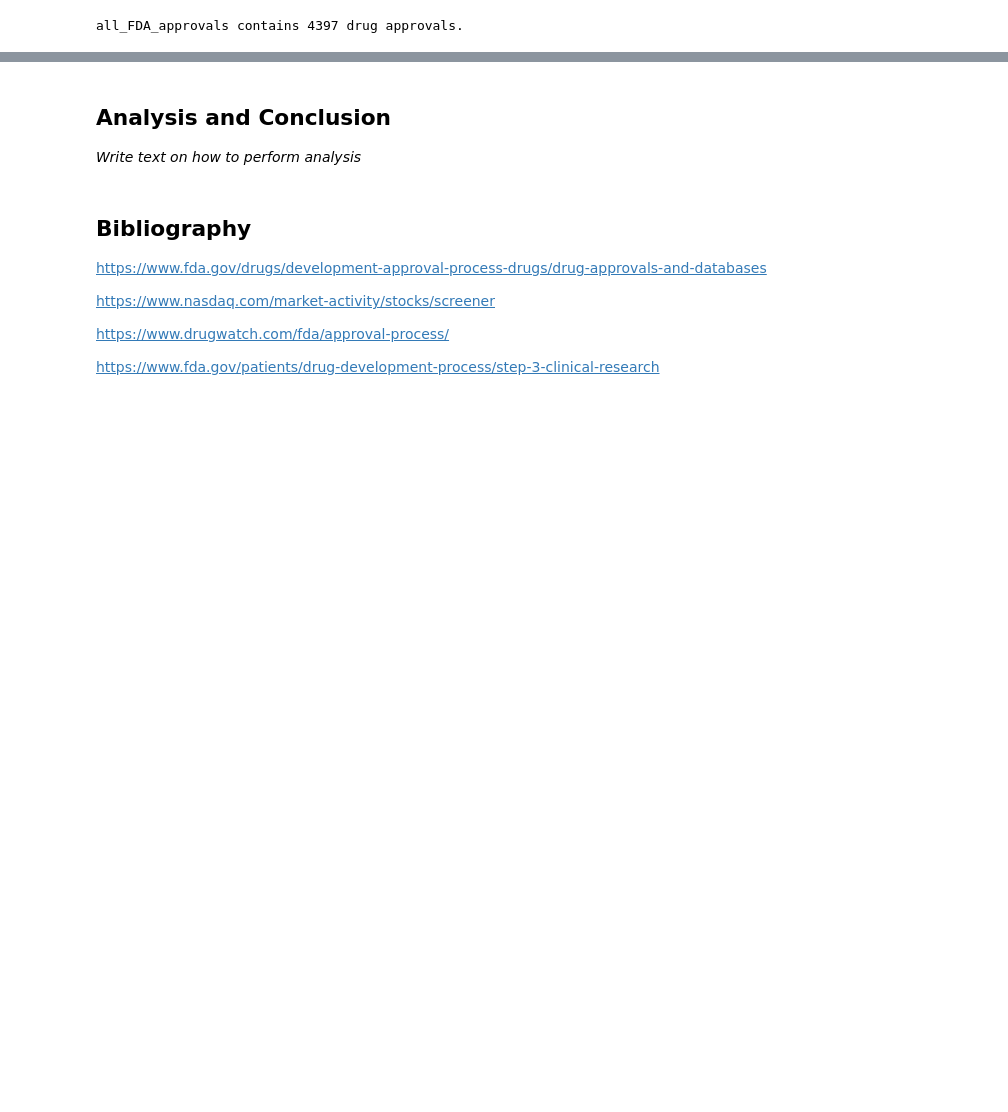
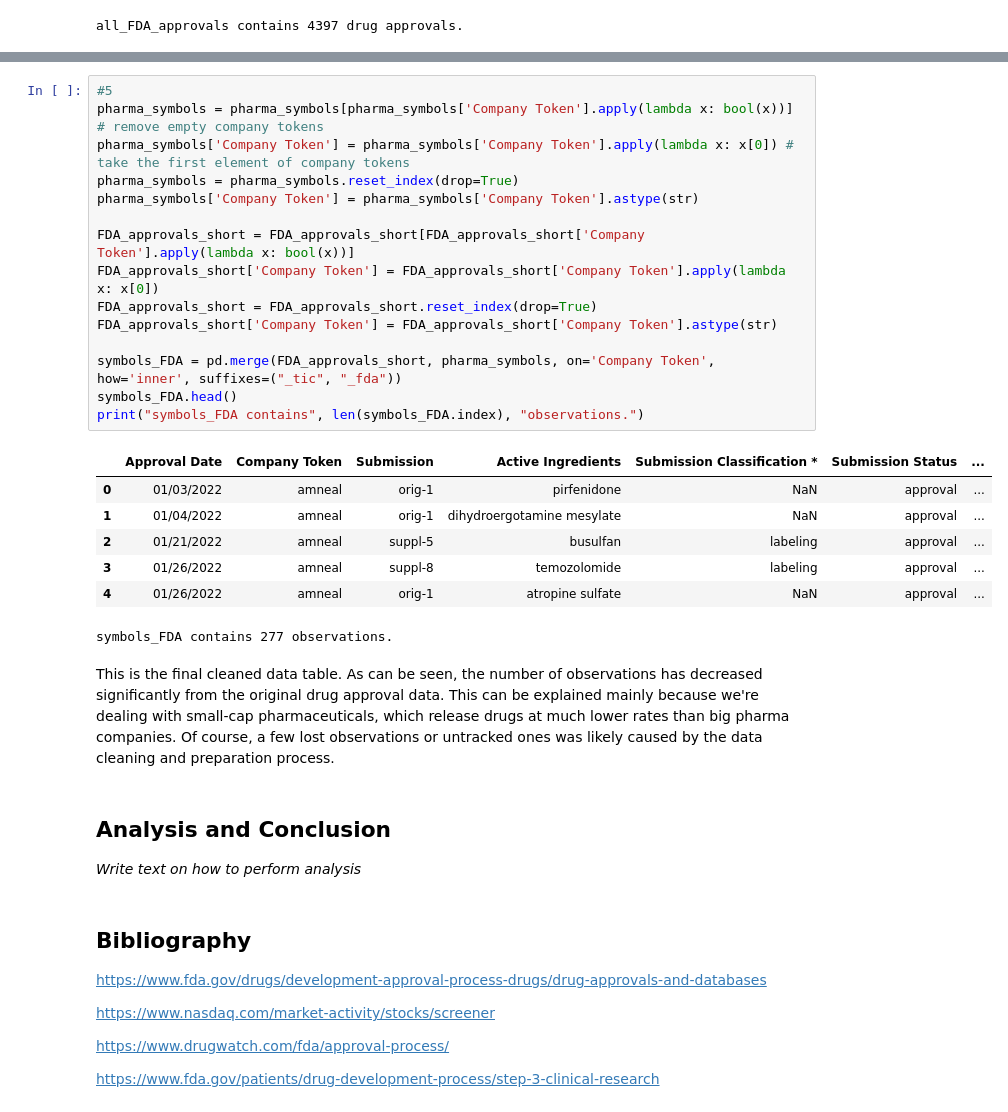
Before and after one commit to zanderfilet/198FP, a Jupyter notebook: final_project_report.ipynb, the cells around one changed output, grey strips where cells are left out. Saved outputs shown, nothing was run; the diff lists cells and outputs as text; blank space fills up the shorter version.

```diff
--- a/final_project_report.ipynb
+++ b/final_project_report.ipynb
@@ -229,3 +270,28 @@ See the caveats in the documentation: https://pandas.pydata.org/pandas-docs/stab
+# %%
+#5
+pharma_symbols = pharma_symbols[pharma_symbols['Company Token'].apply(lambda x: bool(x))] # remove empty company tokens
+pharma_symbols['Company Token'] = pharma_symbols['Company Token'].apply(lambda x: x[0]) # take the first element of company tokens
+pharma_symbols = pharma_symbols.reset_index(drop=True)
+pharma_symbols['Company Token'] = pharma_symbols['Company Token'].astype(str)
+
+FDA_approvals_short = FDA_approvals_short[FDA_approvals_short['Company Token'].apply(lambda x: bool(x))]
+FDA_approvals_short['Company Token'] = FDA_approvals_short['Company Token'].apply(lambda x: x[0])
+FDA_approvals_short = FDA_approvals_short.reset_index(drop=True)
+FDA_approvals_short['Company Token'] = FDA_approvals_short['Company Token'].astype(str)
+
+symbols_FDA = pd.merge(FDA_approvals_short, pharma_symbols, on='Company Token', how='inner', suffixes=("_tic", "_fda"))
+symbols_FDA.head()
+print("symbols_FDA contains", len(symbols_FDA.index), "observations.")
+# %% [output]
+|  | Approval Date | Company Token | Submission | Active Ingredients | Submission Classification * | Submission Status | ... |
+| 0 | 01/03/2022 | amneal | orig-1 | pirfenidone | NaN | approval | ... |
+| 1 | 01/04/2022 | amneal | orig-1 | dihydroergotamine mesylate | NaN | approval | ... |
+| 2 | 01/21/2022 | amneal | suppl-5 | busulfan | labeling | approval | ... |
+| 3 | 01/26/2022 | amneal | suppl-8 | temozolomide | labeling | approval | ... |
+| 4 | 01/26/2022 | amneal | orig-1 | atropine sulfate | NaN | approval | ... |
+symbols_FDA contains 277 observations.
+# %% [markdown]
+This is the final cleaned data table. As can be seen, the number of observations has decreased significantly from the original drug approval data. This can be explained mainly because we're dealing with small-cap pharmaceuticals, which release drugs at much lower rates than big pharma companies. Of course, a few lost observations or untracked ones was likely caused by the data cleaning and preparation process.
 # %% [markdown]
 ## Analysis and Conclusion
 
```
Also changed, not shown: parts of 3 cells of this notebook, 2 other files.
